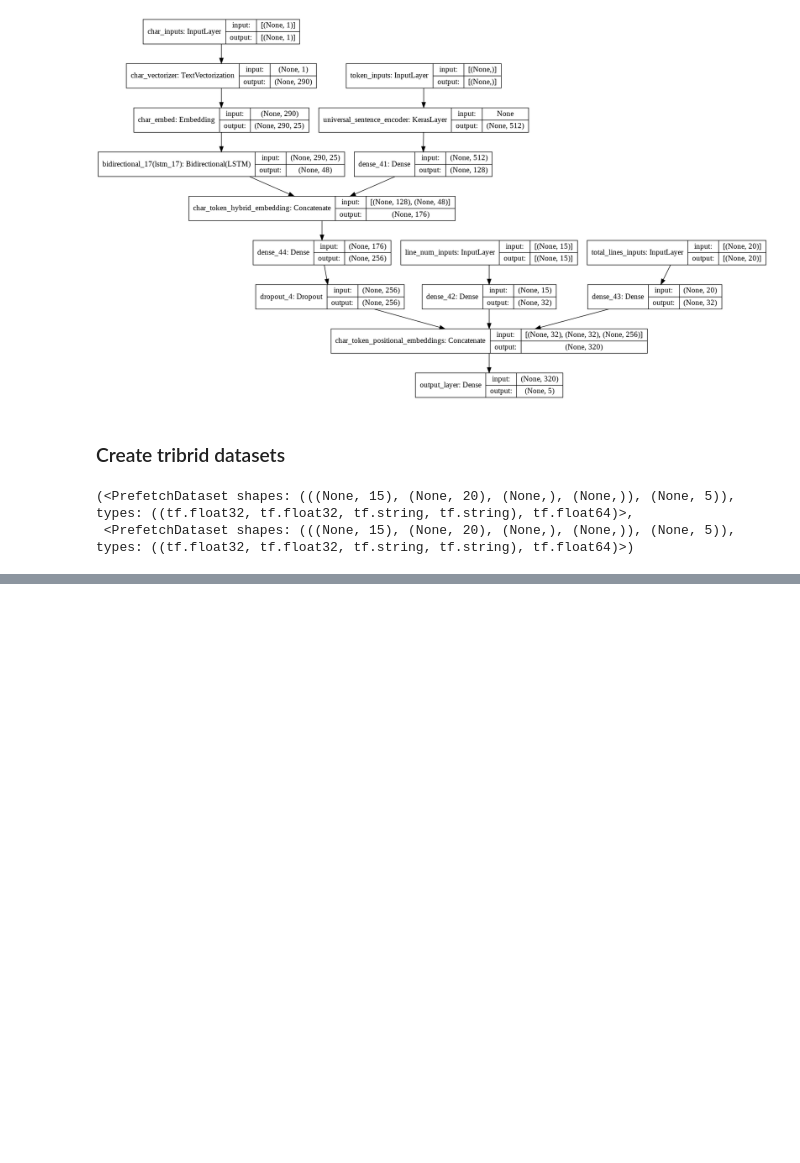
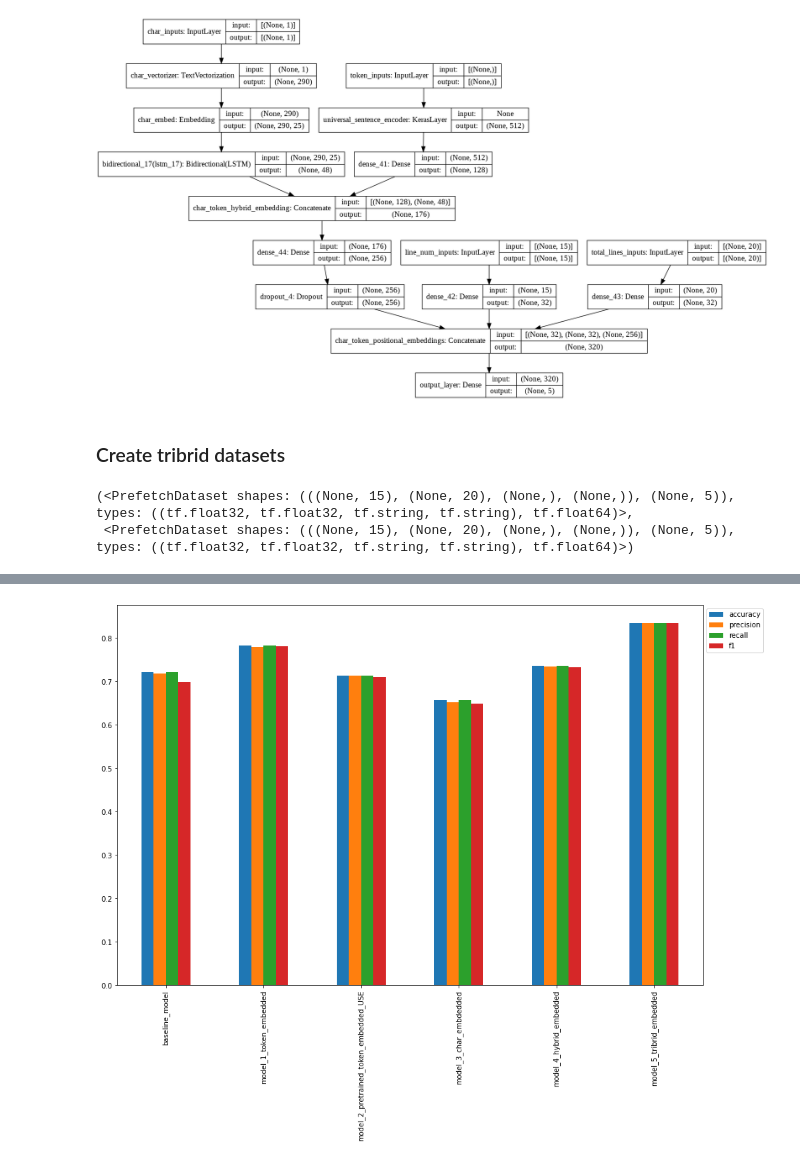
Before and after one commit to SilahicAmil/End-To-End-SkimLit, a Jupyter notebook: End_To_End_SkimLit_NLP.ipynb, the cells around one changed output, grey strips where cells are left out. Cells and saved outputs as stored; diff of their text form; code cells hidden in the pictures; blank space fills up the shorter version.

```diff
--- a/End_To_End_SkimLit_NLP.ipynb
+++ b/End_To_End_SkimLit_NLP.ipynb
@@ -1406,0 +1437,4 @@ train_char_token_pos_dataset, val_char_token_pos_dataset
+# %%
+# Convert pred_probs to preds
+model_5_preds = tf.argmax(model_5_pred_probs,axis=1)
+model_5_preds
@@ -1406,0 +1443,6 @@ train_char_token_pos_dataset, val_char_token_pos_dataset
+# %%
+# Calculate results
+
+model_5_results = calculate_results(y_true=val_labels_encoded,
+                                    y_pred=model_5_preds)
+model_5_results
@@ -1406,0 +1481,12 @@ train_char_token_pos_dataset, val_char_token_pos_dataset
+# %%
+# Improved summary
+
+all_model_results = pd.DataFrame({"baseline_model": baseline_results,
+                                  "model_1_token_embedded": model_1_results,
+                                  "model_2_pretrained_token_embedded_USE": model_2_results,
+                                  "model_3_char_embdedded": model_3_results,
+                                  "model_4_hybrid_embedded": model_4_results,
+                                  "model_5_tribrid_embedded": model_5_results})
+
+all_model_results = all_model_results.transpose()
+all_model_results
@@ -1406,0 +1501,7 @@ train_char_token_pos_dataset, val_char_token_pos_dataset
+# %%
+all_model_results["accuracy"] = all_model_results["accuracy"]/100
+# %%
+# PLot all model
+all_model_results.plot(kind="bar",figsize=(15,10)).legend(bbox_to_anchor=(1.0,1.0));
+# %% [output]
+[figure, added]
```
Also changed, not shown: parts of 14 cells of this notebook.
